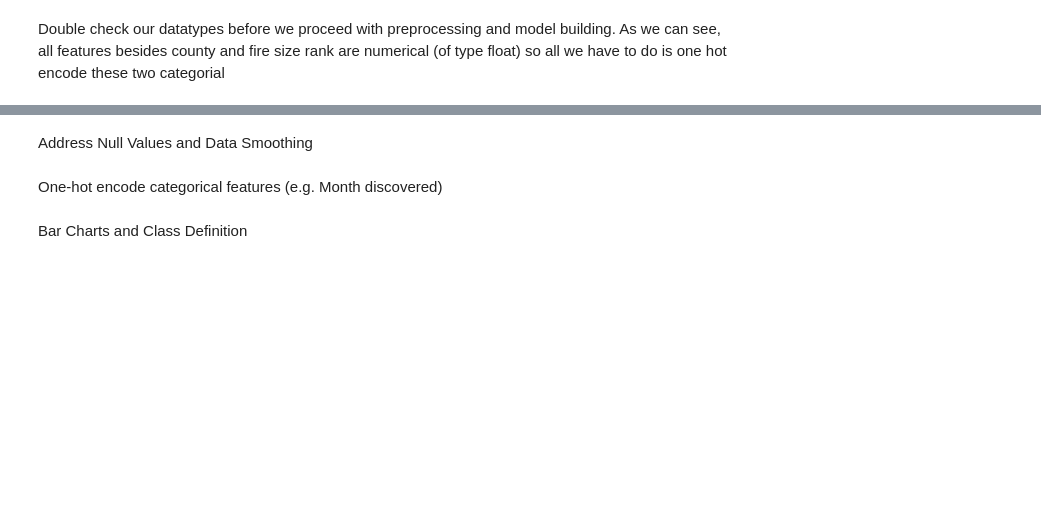
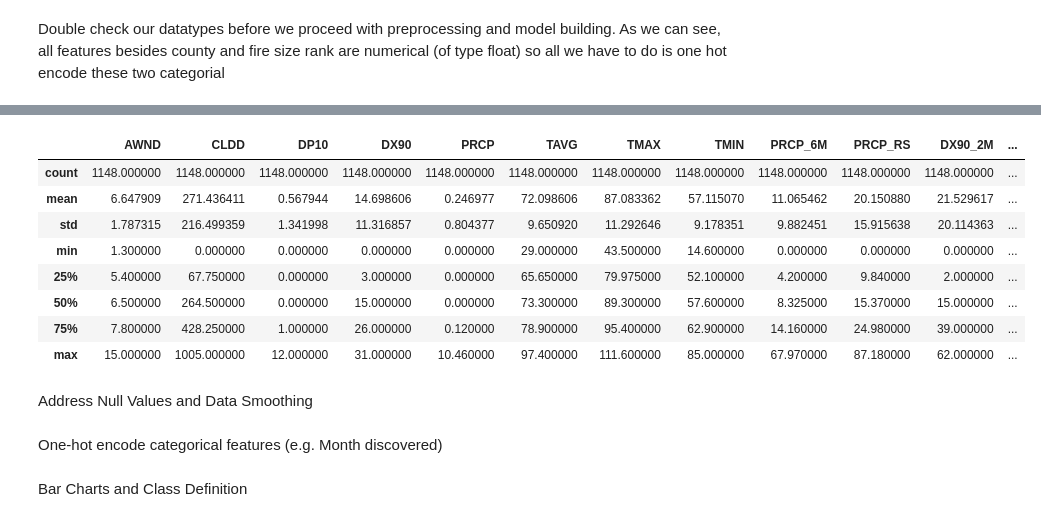
Before and after one commit to mnocerino23/Wildfire-Forecaster, a Jupyter notebook: Classifiers.ipynb, the cells around one changed output, grey strips where cells are left out. Drawn from its saved outputs; the diff is of its cells as text; code cells hidden in the pictures; blank space fills up the shorter version.

```diff
--- a/Classifiers.ipynb
+++ b/Classifiers.ipynb
@@ -49,6 +61,6 @@ wildfire_set1.drop(columns = ['Unnamed: 0', 'Year', 'Name', 'Cause',
                       'NOAA Station', 'Link', 'Snow Station', 'River Basin'], inplace = True)
 # %%
 wildfire_set2.drop(columns = ['Unnamed: 0', 'Year', 'Name', 'AcresBurned', 'Cause',
-                      'SOURCE_REPORTING_UNIT_NAME', 'DaysBurn', 'Discovery Month', 'Contained Month',
+                      'SOURCE_REPORTING_UNIT_NAME', 'DaysBurn', 'Discovered DOY', 'Contained Month',
                       'Contained DOY','Latitude','Longitude','CountyIds','State','OWNER_DESCR',
                       'NOAA Station', 'Link', 'Snow Station', 'River Basin'], inplace = True)
@@ -54,0 +166,2 @@ wildfire_set2.drop(columns = ['Unnamed: 0', 'Year', 'Name', 'AcresBurned', 'Caus
+# %%
+wildfire_set2 = wildfire_set2.dropna()
@@ -164,3 +237,15 @@ wildfires_larger.describe()
+# %%
+wildfire_set2.describe()
+# %% [output]
+|  | AWND | CLDD | DP10 | DX90 | PRCP | TAVG | TMAX | TMIN | PRCP_6M | PRCP_RS | DX90_2M | ... |
+| count | 1148.000000 | 1148.000000 | 1148.000000 | 1148.000000 | 1148.000000 | 1148.000000 | 1148.000000 | 1148.000000 | 1148.000000 | 1148.000000 | 1148.000000 | ... |
+| mean | 6.647909 | 271.436411 | 0.567944 | 14.698606 | 0.246977 | 72.098606 | 87.083362 | 57.115070 | 11.065462 | 20.150880 | 21.529617 | ... |
+| std | 1.787315 | 216.499359 | 1.341998 | 11.316857 | 0.804377 | 9.650920 | 11.292646 | 9.178351 | 9.882451 | 15.915638 | 20.114363 | ... |
+| min | 1.300000 | 0.000000 | 0.000000 | 0.000000 | 0.000000 | 29.000000 | 43.500000 | 14.600000 | 0.000000 | 0.000000 | 0.000000 | ... |
+| 25% | 5.400000 | 67.750000 | 0.000000 | 3.000000 | 0.000000 | 65.650000 | 79.975000 | 52.100000 | 4.200000 | 9.840000 | 2.000000 | ... |
+| 50% | 6.500000 | 264.500000 | 0.000000 | 15.000000 | 0.000000 | 73.300000 | 89.300000 | 57.600000 | 8.325000 | 15.370000 | 15.000000 | ... |
+| 75% | 7.800000 | 428.250000 | 1.000000 | 26.000000 | 0.120000 | 78.900000 | 95.400000 | 62.900000 | 14.160000 | 24.980000 | 39.000000 | ... |
+| max | 15.000000 | 1005.000000 | 12.000000 | 31.000000 | 10.460000 | 97.400000 | 111.600000 | 85.000000 | 67.970000 | 87.180000 | 62.000000 | ... |
 # %%
 from sklearn import preprocessing
 from sklearn.preprocessing import MinMaxScaler
```
Also changed, not shown: parts of 26 cells of this notebook.
